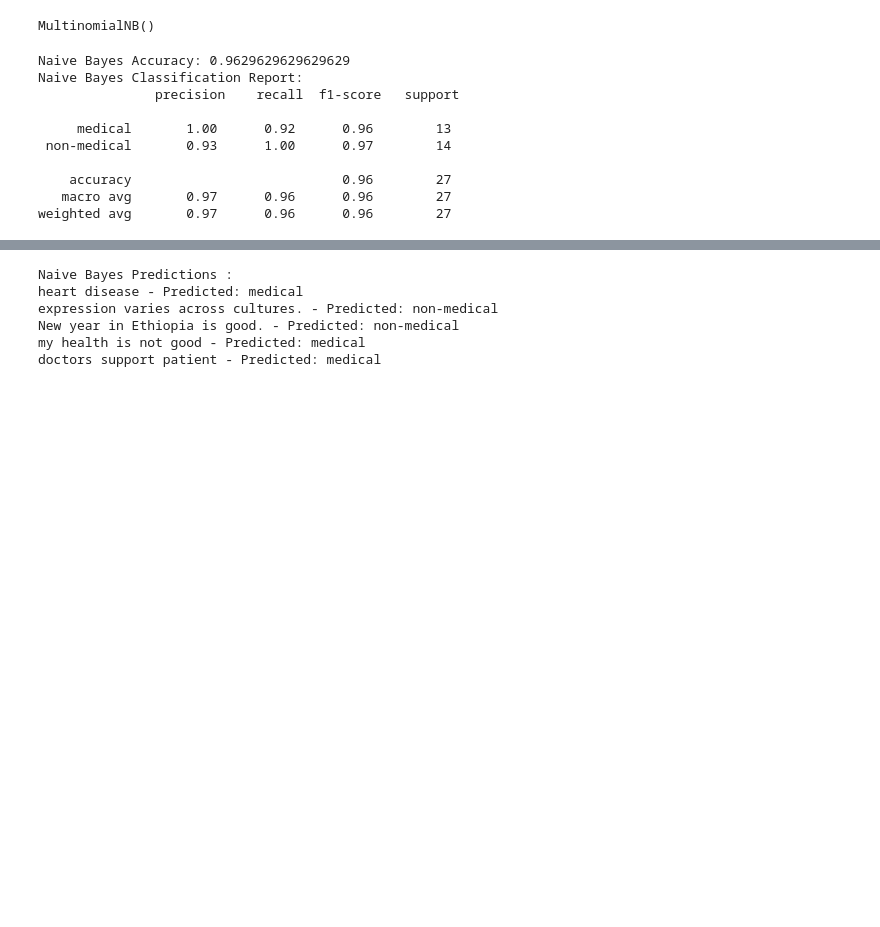
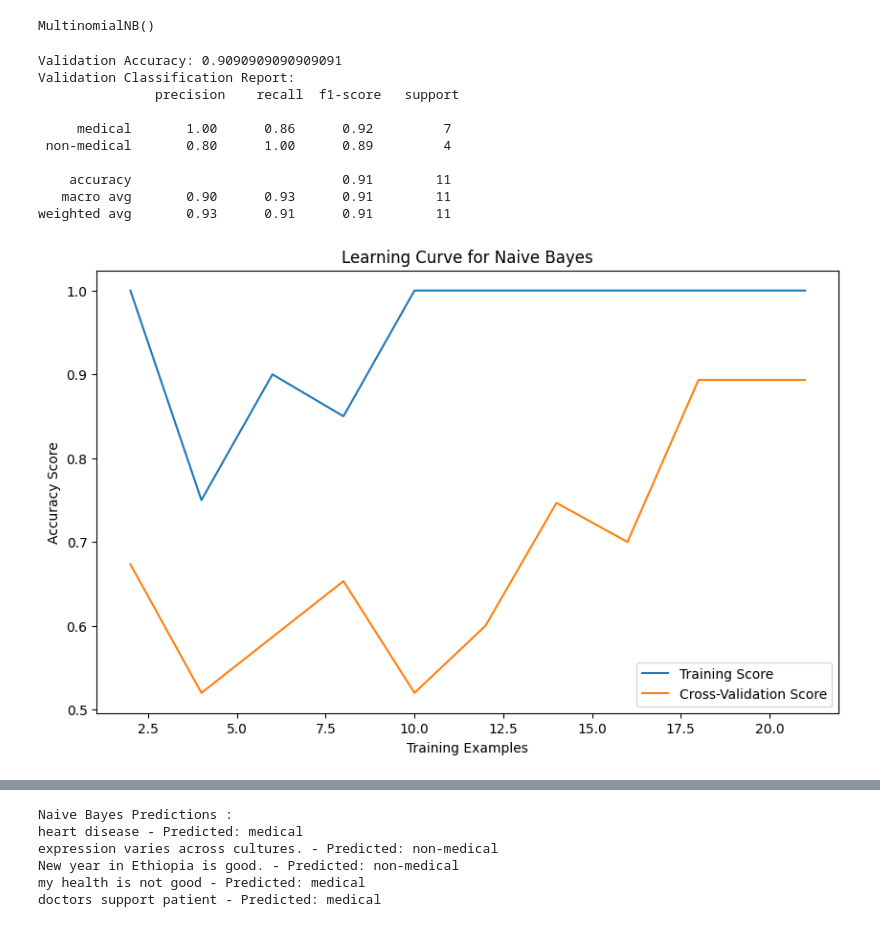
Before and after one commit to Hailemicael/NLP_Project, a Jupyter notebook: nlp_assignment_1.ipynb, the cells around one changed output, grey strips where cells are left out. Drawn from its saved outputs; the diff is of its cells as text; code cells hidden in the pictures; blank space fills up the shorter version.

```diff
--- a/nlp_assignment_1.ipynb
+++ b/nlp_assignment_1.ipynb
@@ -178,11 +171,23 @@ X_train = X_train.fillna('')  # Replace NaN with an empty string or any other pl
+# %%
+# Data Splitting
+X_train, X_temp, y_train, y_temp = train_test_split(df['text'], df['label'], test_size=0.3, random_state=100)
+
+# Further split X_temp and y_temp into training and validation sets
+X_train, X_val, y_train, y_val = train_test_split(X_temp, y_temp, test_size=0.4, random_state=100)
+
+# Handle missing values in X_train, X_val, and X_test
+X_train = X_train.fillna('')
+X_val = X_val.fillna('')
+X_temp = X_temp.fillna('')
 # %%
 # Feature Extraction (TF-IDF)
 tfidf_vectorizer = TfidfVectorizer(stop_words='english')
 X_train_tfidf = tfidf_vectorizer.fit_transform(X_train)
-X_test_tfidf = tfidf_vectorizer.transform(X_test)
+X_val_tfidf = tfidf_vectorizer.transform(X_val)
+X_temp_tfidf = tfidf_vectorizer.transform(X_temp)
 # %%
 # Resampling using SMOTE
-sampler = SMOTE(sampling_strategy='auto', k_neighbors=5)
+sampler = SMOTE(sampling_strategy='auto', k_neighbors=min(5, len(y_train) - 1))
 X_train_resampled, y_train_resampled = sampler.fit_resample(X_train_tfidf, y_train)
 # %%
 # Model Selection and Training (Naive Bayes)
@@ -191,19 +196,19 @@ nb_model.fit(X_train_resampled, y_train_resampled)
 # %% [output]
 MultinomialNB()
 # %%
-# Model Evaluation (Naive Bayes)
-nb_predictions = nb_model.predict(X_test_tfidf)
-nb_accuracy = accuracy_score(y_test, nb_predictions)
-print(f"\nNaive Bayes Accuracy: {nb_accuracy}")
-print("Naive Bayes Classification Report:\n", classification_report(y_test, nb_predictions))
+# Model Evaluation on Validation Set with Misclassification Analysis
+val_predictions = nb_model.predict(X_val_tfidf)
+val_accuracy = accuracy_score(y_val, val_predictions)
+print(f"\nValidation Accuracy: {val_accuracy}")
+print("Validation Classification Report:\n", classification_report(y_val, val_predictions))
 # %% [output]
-Naive Bayes Accuracy: 0.9629629629629629
-Naive Bayes Classification Report:
+Validation Accuracy: 0.9090909090909091
+Validation Classification Report:
                precision    recall  f1-score   support
 
-     medical       1.00      0.92      0.96        13
- non-medical       0.93      1.00      0.97        14
+     medical       1.00      0.86      0.92         7
+ non-medical       0.80      1.00      0.89         4
 
-    accuracy                           0.96        27
-   macro avg       0.97      0.96      0.96        27
-weighted avg       0.97      0.96      0.96        27
+    accuracy                           0.91        11
+   macro avg       0.90      0.93      0.91        11
+weighted avg       0.93      0.91      0.91        11
@@ -209,0 +225,15 @@ weighted avg       0.97      0.96      0.96        27
+# %%
+# Learning Curve for Overfitting/Underfitting Check
+train_sizes, train_scores, test_scores = learning_curve(nb_model, X_temp_tfidf, y_temp, cv=5, train_sizes=np.linspace(0.1, 1.0, 10), scoring='accuracy')
+# %%
+# Plot the learning curve
+plt.figure(figsize=(10, 6))
+plt.plot(train_sizes, np.mean(train_scores, axis=1), label='Training Score')
+plt.plot(train_sizes, np.mean(test_scores, axis=1), label='Cross-Validation Score')
+plt.title('Learning Curve for Naive Bayes')
+plt.xlabel('Training Examples')
+plt.ylabel('Accuracy Score')
+plt.legend()
+plt.show()
+# %% [output]
+[figure, added]
```
Also changed, not shown: parts of 14 cells of this notebook.
